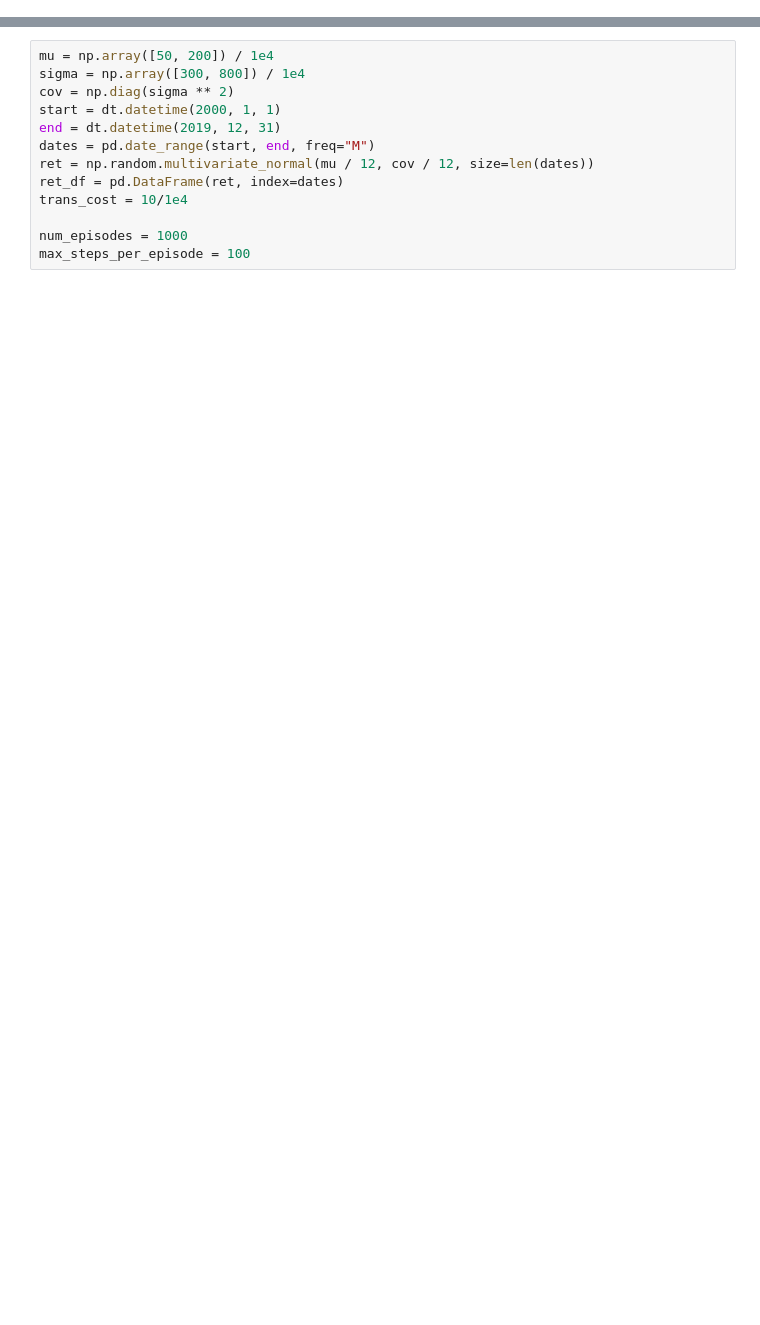
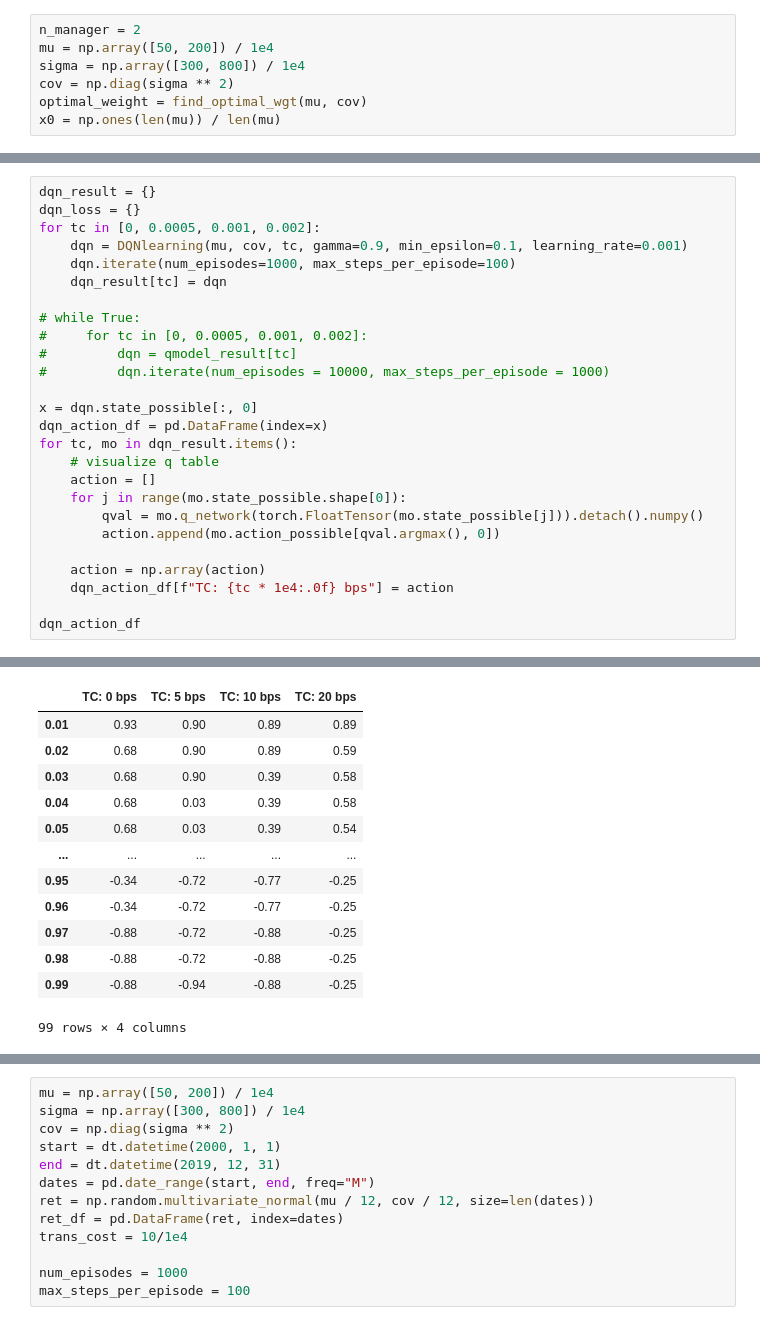
Before and after one commit to roymgabriel/Portfolio-Rebalancing-DQN, a Jupyter notebook: DQN_new.ipynb, the cells around one changed output, grey strips where cells are left out. Saved outputs shown, nothing was run; the diff lists cells and outputs as text; blank space fills up the shorter version.

```diff
--- a/DQN_new.ipynb
+++ b/DQN_new.ipynb
@@ -5,0 +124,7 @@ import random
+# %%
+n_manager = 2
+mu = np.array([50, 200]) / 1e4
+sigma = np.array([300, 800]) / 1e4
+cov = np.diag(sigma ** 2)
+optimal_weight = find_optimal_wgt(mu, cov)
+x0 = np.ones(len(mu)) / len(mu)
@@ -5,0 +396,27 @@ import random
+# %%
+dqn_result = {}
+dqn_loss = {}
+for tc in [0, 0.0005, 0.001, 0.002]:
+    dqn = DQNlearning(mu, cov, tc, gamma=0.9, min_epsilon=0.1, learning_rate=0.001)
+    dqn.iterate(num_episodes=1000, max_steps_per_episode=100)
+    dqn_result[tc] = dqn
+
+# while True:
+#     for tc in [0, 0.0005, 0.001, 0.002]:
+#         dqn = qmodel_result[tc]
+#         dqn.iterate(num_episodes = 10000, max_steps_per_episode = 1000)
+
+x = dqn.state_possible[:, 0]
+dqn_action_df = pd.DataFrame(index=x)
+for tc, mo in dqn_result.items():
+    # visualize q table
+    action = []
+    for j in range(mo.state_possible.shape[0]):
+        qval = mo.q_network(torch.FloatTensor(mo.state_possible[j])).detach().numpy()
+        action.append(mo.action_possible[qval.argmax(), 0])
+
+    action = np.array(action)
+    dqn_action_df[f"TC: {tc * 1e4:.0f} bps"] = action
+
+dqn_action_df
+# %% [output]
@@ -5,0 +440,13 @@ import random
+|  | TC: 0 bps | TC: 5 bps | TC: 10 bps | TC: 20 bps |
+| 0.01 | 0.93 | 0.90 | 0.89 | 0.89 |
+| 0.02 | 0.68 | 0.90 | 0.89 | 0.59 |
+| 0.03 | 0.68 | 0.90 | 0.39 | 0.58 |
+| 0.04 | 0.68 | 0.03 | 0.39 | 0.58 |
+| 0.05 | 0.68 | 0.03 | 0.39 | 0.54 |
+| ... | ... | ... | ... | ... |
+| 0.95 | -0.34 | -0.72 | -0.77 | -0.25 |
+| 0.96 | -0.34 | -0.72 | -0.77 | -0.25 |
+| 0.97 | -0.88 | -0.72 | -0.88 | -0.25 |
+| 0.98 | -0.88 | -0.72 | -0.88 | -0.25 |
+| 0.99 | -0.88 | -0.94 | -0.88 | -0.25 |
+99 rows × 4 columns
```
Also changed, not shown: parts of 36 cells of this notebook, 1 other file.
